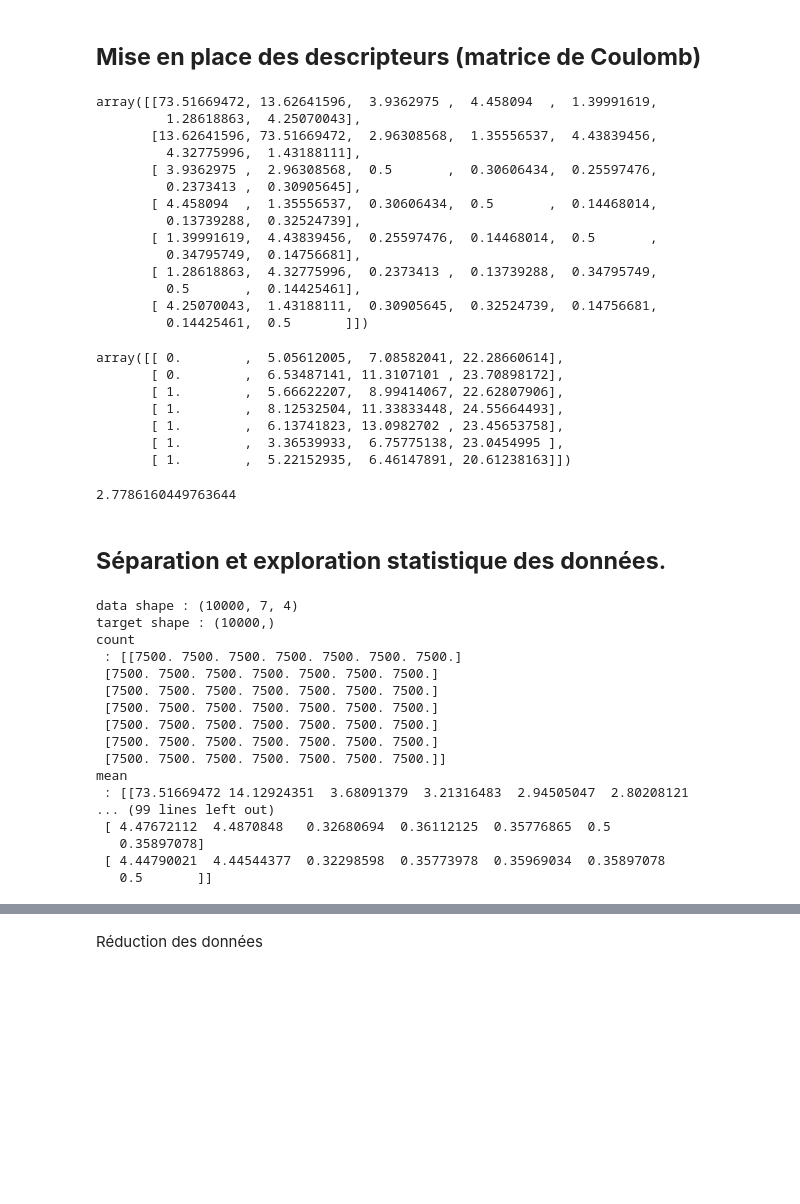
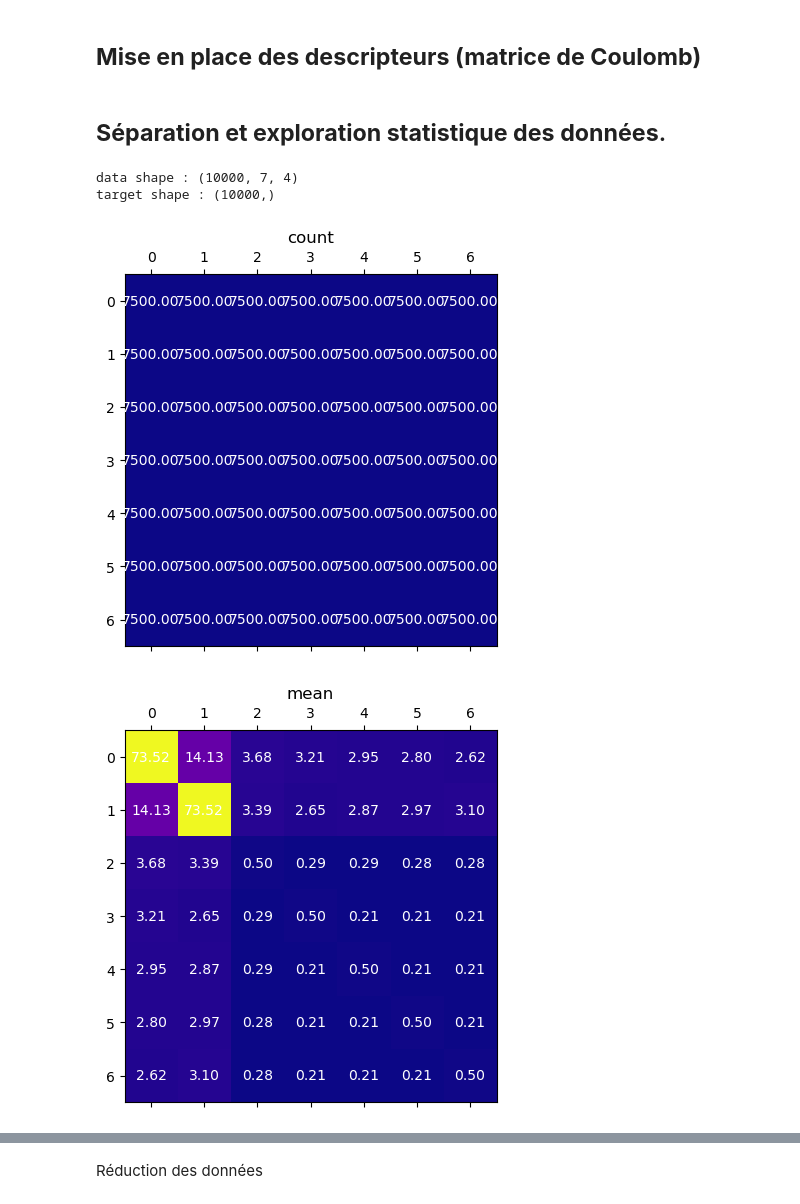
Before and after one commit to LoanRenaud/zundel, a Jupyter notebook: Zundel_Ion.ipynb, the cells around one changed output, grey strips where cells are left out. Cells and saved outputs as stored; diff of their text form; code cells hidden in the pictures; blank space fills up the shorter version.

```diff
--- a/Zundel_Ion.ipynb
+++ b/Zundel_Ion.ipynb
@@ -171,30 +171,3 @@ def create_CM(data):
     for i in range(data.shape[0]):
         zundel_steps.append(cm.create(Atoms("O2H5", [(data[i][j][1], data[i][j][2], data[i][j][3]) for j in range(data.shape[1])])))
     return np.array(zundel_steps)
-# %%
-create_CM(X_train)[0].reshape(7, 7)
-# %% [output]
-array([[73.51669472, 13.62641596,  3.9362975 ,  4.458094  ,  1.39991619,
-         1.28618863,  4.25070043],
-       [13.62641596, 73.51669472,  2.96308568,  1.35556537,  4.43839456,
-         4.32775996,  1.43188111],
-       [ 3.9362975 ,  2.96308568,  0.5       ,  0.30606434,  0.25597476,
-         0.2373413 ,  0.30905645],
-       [ 4.458094  ,  1.35556537,  0.30606434,  0.5       ,  0.14468014,
-         0.13739288,  0.32524739],
-       [ 1.39991619,  4.43839456,  0.25597476,  0.14468014,  0.5       ,
-         0.34795749,  0.14756681],
-       [ 1.28618863,  4.32775996,  0.2373413 ,  0.13739288,  0.34795749,
-         0.5       ,  0.14425461],
-       [ 4.25070043,  1.43188111,  0.30905645,  0.32524739,  0.14756681,
-         0.14425461,  0.5       ]])
-# %%
-X_train[0]
-# %% [output]
-array([[ 0.        ,  5.05612005,  7.08582041, 22.28660614],
-       [ 0.        ,  6.53487141, 11.3107101 , 23.70898172],
-       [ 1.        ,  5.66622207,  8.99414067, 22.62807906],
-       [ 1.        ,  8.12532504, 11.33833448, 24.55664493],
-       [ 1.        ,  6.13741823, 13.0982702 , 23.45653758],
-       [ 1.        ,  3.36539933,  6.75775138, 23.0454995 ],
-       [ 1.        ,  5.22152935,  6.46147891, 20.61238163]])
@@ -203,47 +174,34 @@ a=np.sqrt(np.sum((X_train[0][2]-X_train[0][1])**2))
-# %%
-8/a
-# %% [output]
-2.7786160449763644
 # %% [markdown]
 ## **Séparation et exploration statistique des données**. ##
 # %%
 #Séparation des données
 import seaborn as sns
 import pandas as pd
 from sklearn.model_selection import train_test_split
 
 print("data shape :", dataset.shape)
 print("target shape :", energies.shape)
 X_train, X_test, y_train, y_test=train_test_split(dataset, energies, random_state=22)
 
 #création des matrices de Coulomb pour les données d'entrainement
 X_train_CM=create_CM(X_train)
 X_test_CM=create_CM(X_test)
 
 #conversion dans un Dataset pour explorer les données statistiquement avec les outils pandas
 X_train_DF=pd.DataFrame(X_train_CM)
 
 stat=X_train_DF.describe()
 
 statnp=stat.to_numpy().reshape(8, 7, 7)
 
 for i, l in enumerate(stat.index):
-    print(l+'\n :', statnp[i])
+    #plt.subplot(2, 4, i+1)
+    plt.matshow(statnp[i], cmap="plasma")
+    for (x, y), value in np.ndenumerate(statnp[i]):
+        plt.text(x, y, f"{value:.2f}", va="center", ha="center", color="white")
+    plt.title(l)
 # %% [output]
 data shape : (10000, 7, 4)
 target shape : (10000,)
-count
- : [[7500. 7500. 7500. 7500. 7500. 7500. 7500.]
- [7500. 7500. 7500. 7500. 7500. 7500. 7500.]
- [7500. 7500. 7500. 7500. 7500. 7500. 7500.]
- [7500. 7500. 7500. 7500. 7500. 7500. 7500.]
- [7500. 7500. 7500. 7500. 7500. 7500. 7500.]
- [7500. 7500. 7500. 7500. 7500. 7500. 7500.]
- [7500. 7500. 7500. 7500. 7500. 7500. 7500.]]
-mean
- : [[73.51669472 14.12924351  3.68091379  3.21316483  2.94505047  2.80208121
-... (99 lines left out)
- [ 4.47672112  4.4870848   0.32680694  0.36112125  0.35776865  0.5
-   0.35897078]
- [ 4.44790021  4.44544377  0.32298598  0.35773978  0.35969034  0.35897078
-   0.5       ]]
+[figure, added]
+[figure, added]
```
Also changed, not shown: parts of 9 cells of this notebook.
